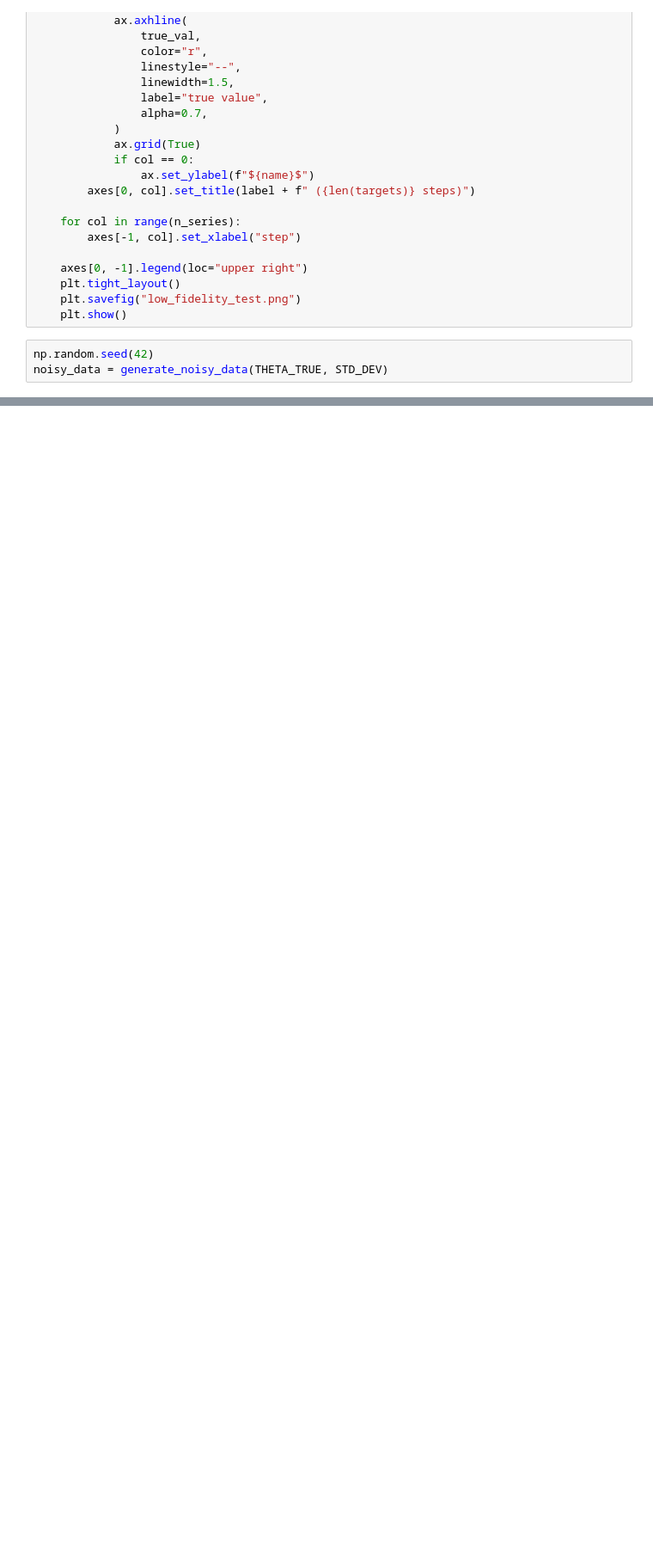
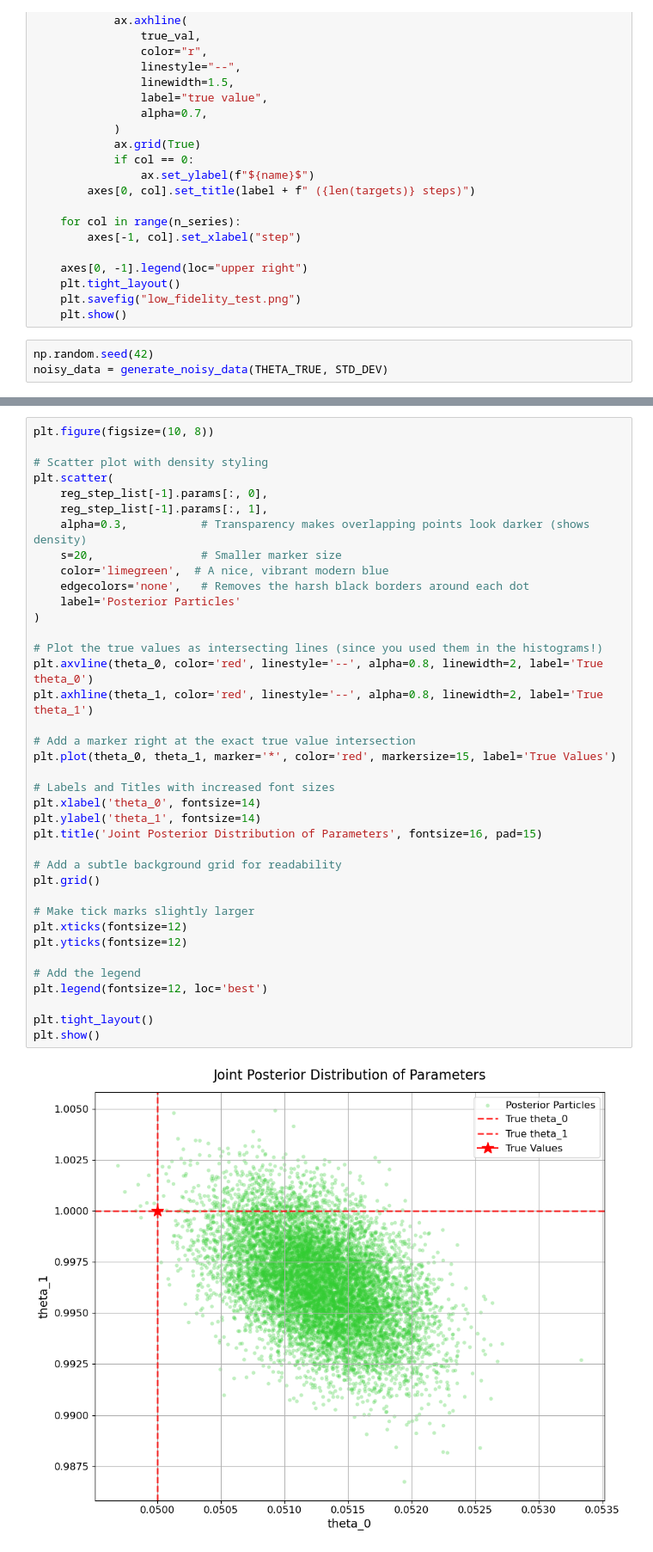
Before and after one commit to nasa/SMCPy, a Jupyter notebook: examples/mfmc/run_low_fidelity.ipynb, the cells around one changed output, grey strips where cells are left out. Shown at 86% size. Drawn from its saved outputs; the diff is of its cells as text; blank space fills up the shorter version.

```diff
--- a/examples/mfmc/run_low_fidelity.ipynb
+++ b/examples/mfmc/run_low_fidelity.ipynb
@@ -92,0 +122,40 @@ reg_phi_list = smc.phi_sequence
+# %%
+plt.figure(figsize=(10, 8))
+
+# Scatter plot with density styling
+plt.scatter(
+    reg_step_list[-1].params[:, 0],
+    reg_step_list[-1].params[:, 1],
+    alpha=0.3,           # Transparency makes overlapping points look darker (shows density)
+    s=20,                # Smaller marker size
+    color='limegreen',  # A nice, vibrant modern blue
+    edgecolors='none',   # Removes the harsh black borders around each dot
+    label='Posterior Particles'
+)
+
+# Plot the true values as intersecting lines (since you used them in the histograms!)
+plt.axvline(theta_0, color='red', linestyle='--', alpha=0.8, linewidth=2, label='True theta_0')
+plt.axhline(theta_1, color='red', linestyle='--', alpha=0.8, linewidth=2, label='True theta_1')
+
+# Add a marker right at the exact true value intersection
+plt.plot(theta_0, theta_1, marker='*', color='red', markersize=15, label='True Values')
+
+# Labels and Titles with increased font sizes
+plt.xlabel('theta_0', fontsize=14)
+plt.ylabel('theta_1', fontsize=14)
+plt.title('Joint Posterior Distribution of Parameters', fontsize=16, pad=15)
+
+# Add a subtle background grid for readability
+plt.grid()
+
+# Make tick marks slightly larger
+plt.xticks(fontsize=12)
+plt.yticks(fontsize=12)
+
+# Add the legend
+plt.legend(fontsize=12, loc='best')
+
+plt.tight_layout()
+plt.show()
+# %% [output]
+[figure, added]
```
Also changed, not shown: parts of 10 cells of this notebook, 3 other files.
